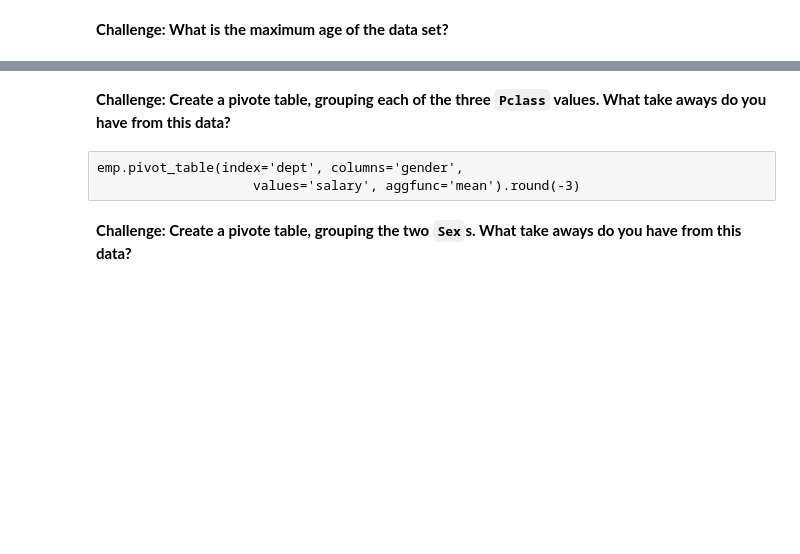
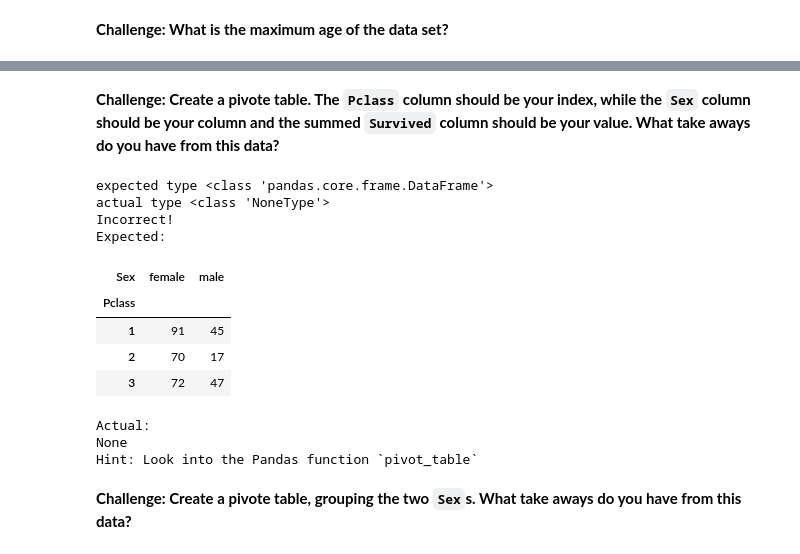
Before and after one commit to GregHilston/ds_pandas_presentation, a Jupyter notebook: Presentation.ipynb, the cells around one changed output, grey strips where cells are left out. Cells and saved outputs as stored; diff of their text form; code cells hidden in the pictures; blank space fills up the shorter version.

Commit message:
Wrote first pivot table challenge and validated all previous challenges

```diff
--- a/Presentation.ipynb
+++ b/Presentation.ipynb
@@ -576,8 +598,22 @@ NameError: name 'validate_min_age' is not defined
 # %% [markdown]
-**Challenge: Create a pivote table, grouping each of the three `Pclass` values. What take aways do you have from this data?**
+**Challenge: Create a pivote table. The `Pclass` column should be your index, while the `Sex` column should be your column and the summed `Survived` column should be your value. What take aways do you have from this data?**
-# %% [raw]
-emp.pivot_table(index='dept', columns='gender',
-                    values='salary', aggfunc='mean').round(-3)
+# %%
+pivot_table = None # REPLACE none WITH YOUR ANSWER
+
+validate_pivot_table_pclass_sex_survived(pivot_table)
+# %% [output]
+expected type <class 'pandas.core.frame.DataFrame'>
+actual type <class 'NoneType'>
+Incorrect!
+Expected:
+| Sex | female | male |
+| Pclass |  |  |
+| 1 | 91 | 45 |
+| 2 | 70 | 17 |
+| 3 | 72 | 47 |
+Actual:
+None
+Hint: Look into the Pandas function `pivot_table`
 # %% [markdown]
 **Challenge: Create a pivote table, grouping the two `Sex`s. What take aways do you have from this data?**
 # %% [raw]
```
Also changed, not shown: parts of 9 cells of this notebook, 1 other file.
